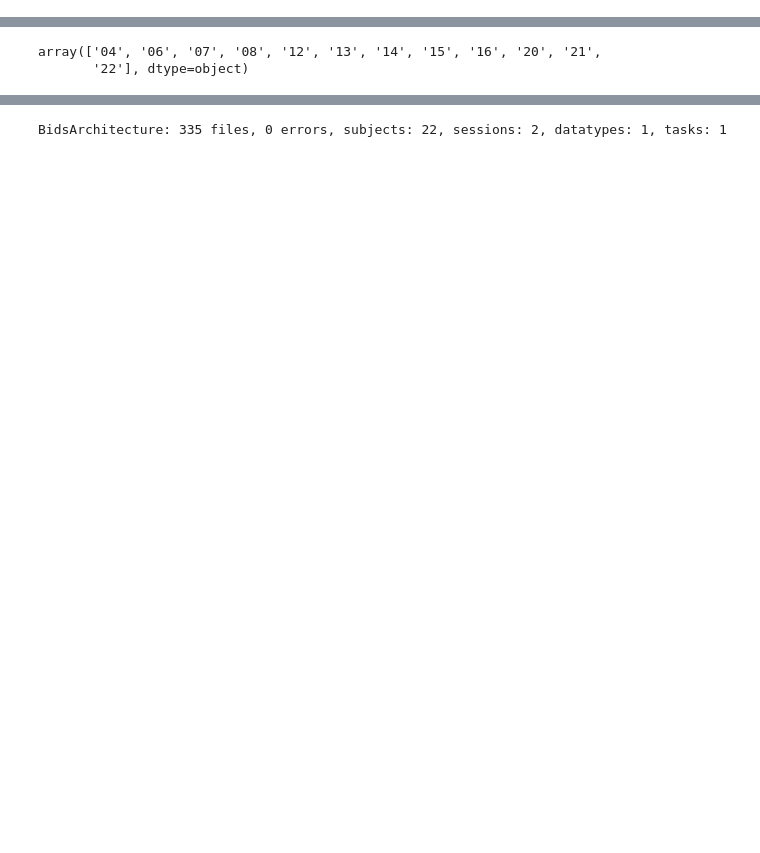
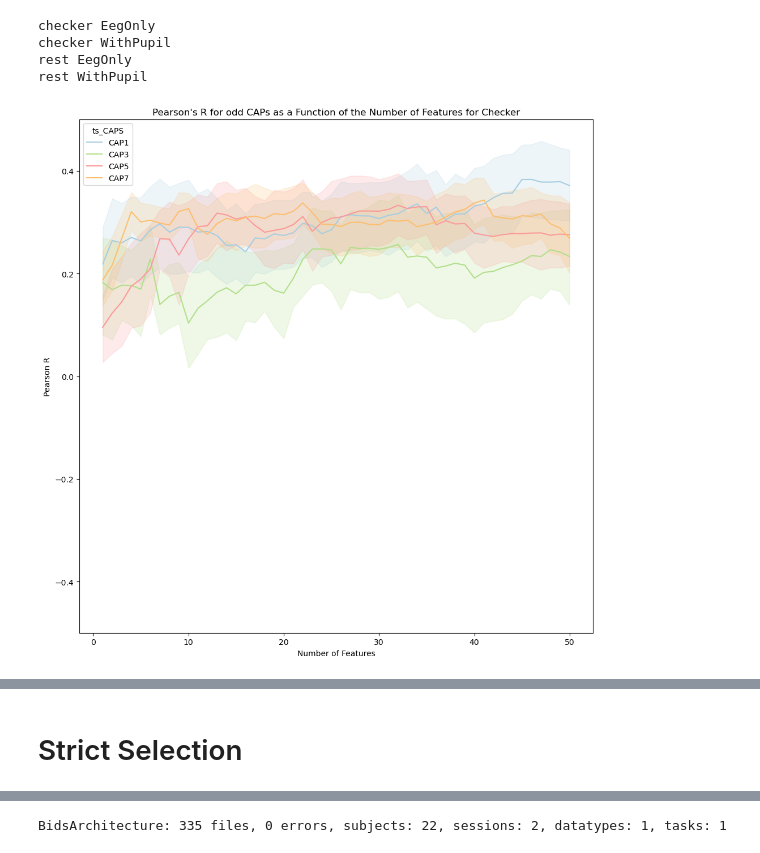
Before and after one commit to Sam54000/eeg_brain_state_prediction, a Jupyter notebook: labs/plotting_screening_nb_features.ipynb, the cells around one changed output, grey strips where cells are left out. Cells and saved outputs as stored; diff of their text form; code cells hidden in the pictures; blank space fills up the shorter version.

```diff
--- a/labs/plotting_screening_nb_features.ipynb
+++ b/labs/plotting_screening_nb_features.ipynb
@@ -63,0 +76,26 @@ for file in directory.iterdir():
+# %%
+df1_keys = sub_ses_pd[["subject", "session", "ts_CAPS", "n_features", "task", "description"]].drop_duplicates()
+select_sub_pd = sub_pd.merge(df1_keys, how = "right", on = ["subject", "session", "ts_CAPS", "n_features", "task", "description"])
+select_group_pd = group_pd.merge(df1_keys, how = "right", on = ["subject", "session", "ts_CAPS", "n_features", "task", "description"])
+# %%
+difference = sub_ses_pd.copy()
+difference["pearson_r"] = select_sub_pd["pearson_r"].values - select_group_pd["pearson_r"].values
+difference = difference[["subject","session","ts_CAPS","n_features","task","pearson_r", "description"]]
+# %%
+tasks = ["checker", "rest"]
+additional_infos = ["EegOnly", "WithPupil"]
+prod = itertools.product(tasks, additional_infos)
+for TASK, additional_info in prod:
+    print(TASK, additional_info)
+    plot_screening(
+        difference[(difference["task"] == TASK) & (difference["description"] == additional_info)],
+        TASK,
+        "diff_group_intra-sub_level_feature_selection",
+        additional_info
+    )
+# %% [output]
+checker EegOnly
+checker WithPupil
+rest EegOnly
+rest WithPupil
+[figure, added]
@@ -64,3 +109,5 @@ for file in directory.iterdir():
+# %% [markdown]
+# Strict Selection
 # %%
 import bids_explorer.architecture.architecture as arch
 from pathlib import Path
@@ -74,8 +133,3 @@ def get_subjects_with_two_sessions(architecture: arch.BidsArchitecture) -> list[
     return list(subject_selected)
 
 new = architecture.select(subject = get_subjects_with_two_sessions(architecture))
-# %%
-new.database["subject"].unique()
-# %% [output]
-array(['04', '06', '07', '08', '12', '13', '14', '15', '16', '20', '21',
-       '22'], dtype=object)
```
Also changed, not shown: parts of 24 cells of this notebook, 17 other files.
